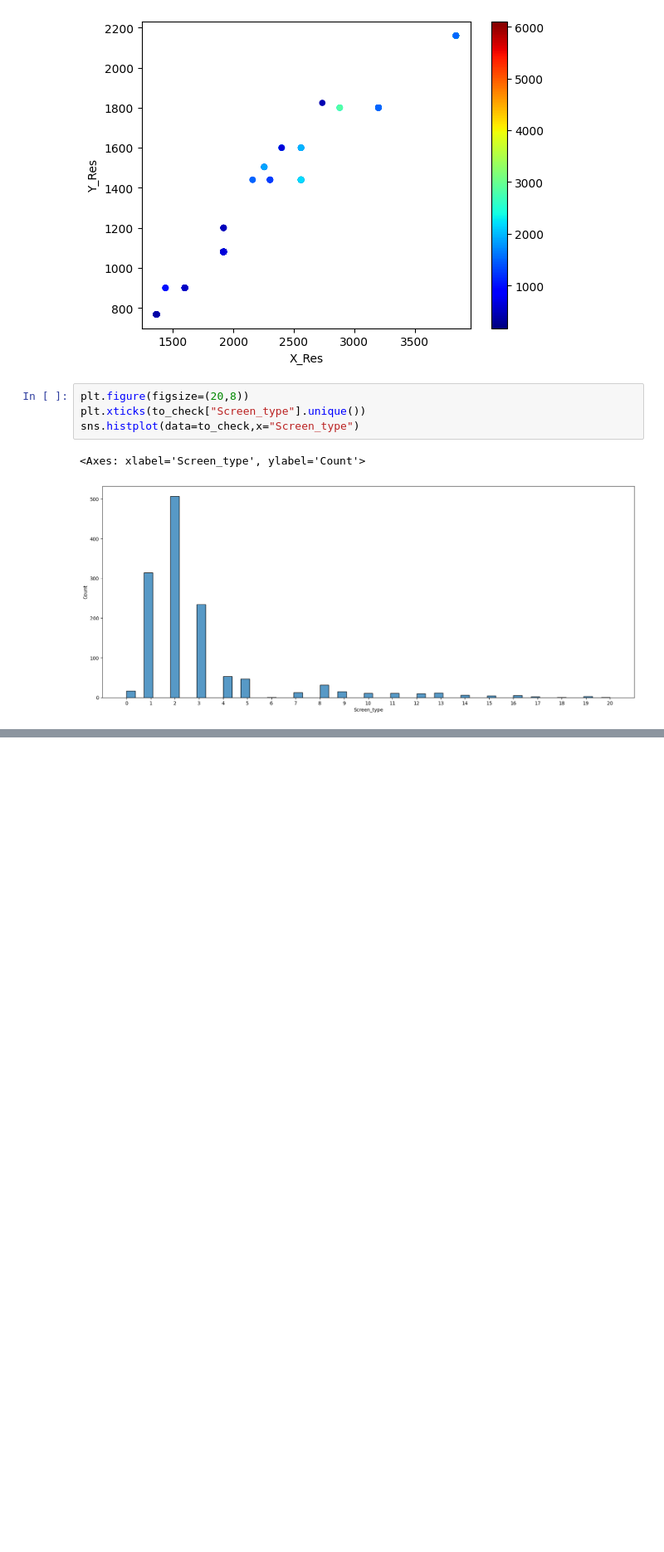
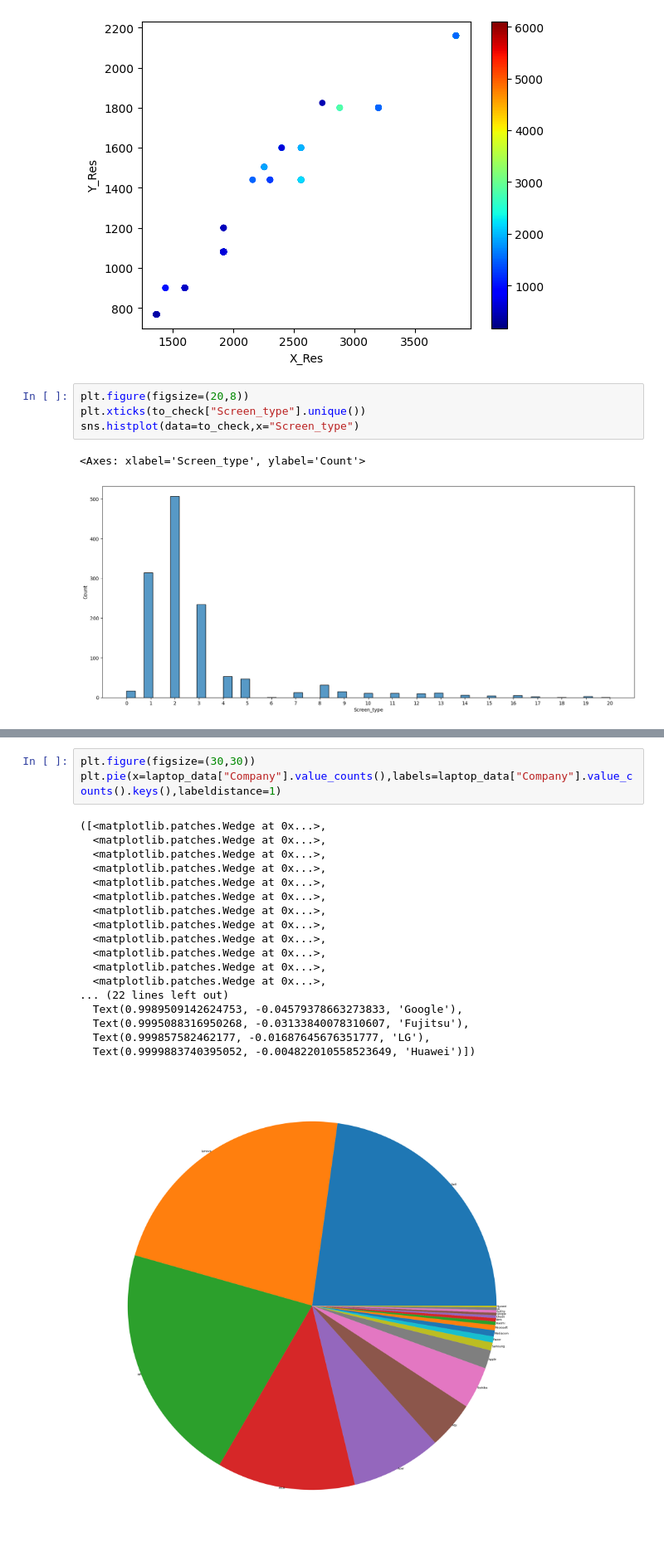
Before and after one commit to Prashant-Bista/Laptop_price_predict, a Jupyter notebook: laptop_predict.ipynb, the cells around one changed output, grey strips where cells are left out. Shown at 83% size. Saved outputs shown, nothing was run; the diff lists cells and outputs as text; blank space fills up the shorter version.

```diff
--- a/laptop_predict.ipynb
+++ b/laptop_predict.ipynb
@@ -348,0 +438,22 @@ sns.histplot(data=to_check,x="Screen_type")
+# %%
+plt.figure(figsize=(30,30))
+plt.pie(x=laptop_data["Company"].value_counts(),labels=laptop_data["Company"].value_counts().keys(),labeldistance=1)
+# %% [output]
+([<matplotlib.patches.Wedge at 0x...>,
+  <matplotlib.patches.Wedge at 0x...>,
+  <matplotlib.patches.Wedge at 0x...>,
+  <matplotlib.patches.Wedge at 0x...>,
+  <matplotlib.patches.Wedge at 0x...>,
+  <matplotlib.patches.Wedge at 0x...>,
+  <matplotlib.patches.Wedge at 0x...>,
+  <matplotlib.patches.Wedge at 0x...>,
+  <matplotlib.patches.Wedge at 0x...>,
+  <matplotlib.patches.Wedge at 0x...>,
+  <matplotlib.patches.Wedge at 0x...>,
+  <matplotlib.patches.Wedge at 0x...>,
+... (22 lines left out)
+  Text(0.9989509142624753, -0.04579378663273833, 'Google'),
+  Text(0.9995088316950268, -0.03133840078310607, 'Fujitsu'),
+  Text(0.999857582462177, -0.01687645676351777, 'LG'),
+  Text(0.9999883740395052, -0.004822010558523649, 'Huawei')])
+[figure, added]
```
Also changed, not shown: parts of 10 cells of this notebook.
